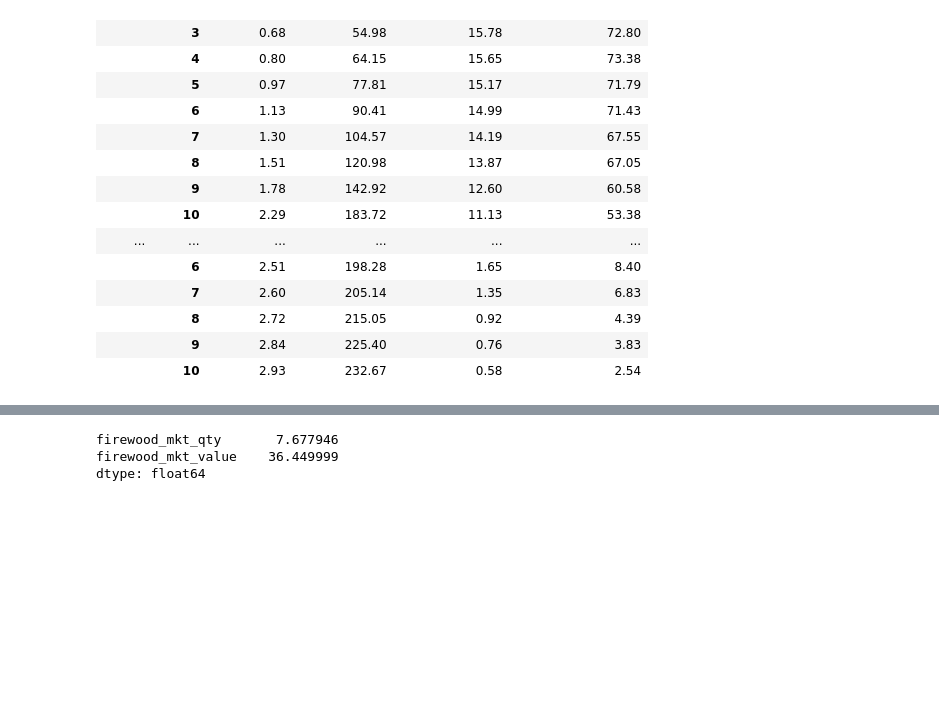
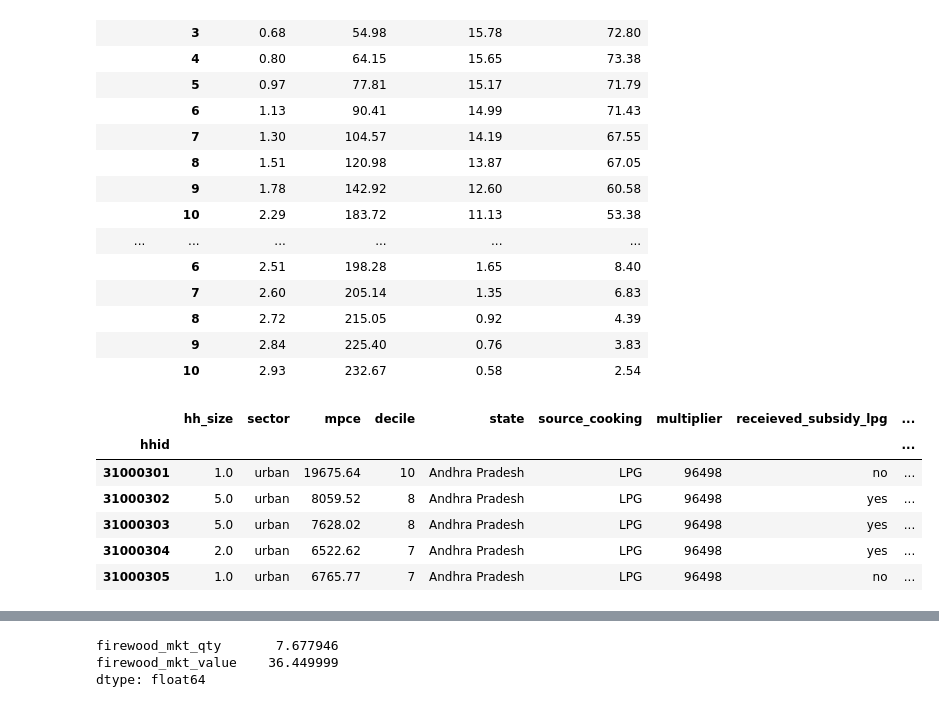
Before and after one commit to Tarunmehta004/HCES, a Jupyter notebook: Across survey analysis/LPG and firewood statistics/TM - LPG and firewood 2022-23 HCES.iPYNB, the cells around one changed output, grey strips where cells are left out. Drawn from its saved outputs; the diff is of its cells as text; code cells hidden in the pictures; blank space fills up the shorter version.

```diff
--- a/Across survey analysis/LPG and firewood statistics/TM - LPG and firewood 2022-23 HCES.iPYNB
+++ b/Across survey analysis/LPG and firewood statistics/TM - LPG and firewood 2022-23 HCES.iPYNB
@@ -453,3 +453,13 @@ display(trial)
 |  | 8 | 2.72 | 215.05 | 0.92 | 4.39 |
 |  | 9 | 2.84 | 225.40 | 0.76 | 3.83 |
 |  | 10 | 2.93 | 232.67 | 0.58 | 2.54 |
+# %%
+df.head()
+# %% [output]
+|  | hh_size | sector | mpce | decile | state | source_cooking | multiplier | receieved_subsidy_lpg | ... |
+| hhid |  |  |  |  |  |  |  |  | ... |
+| 31000301 | 1.0 | urban | 19675.64 | 10 | Andhra Pradesh | LPG | 96498 | no | ... |
+| 31000302 | 5.0 | urban | 8059.52 | 8 | Andhra Pradesh | LPG | 96498 | yes | ... |
+| 31000303 | 5.0 | urban | 7628.02 | 8 | Andhra Pradesh | LPG | 96498 | yes | ... |
+| 31000304 | 2.0 | urban | 6522.62 | 7 | Andhra Pradesh | LPG | 96498 | yes | ... |
+| 31000305 | 1.0 | urban | 6765.77 | 7 | Andhra Pradesh | LPG | 96498 | no | ... |
```
Also changed, not shown: parts of 7 cells of this notebook, 1 other file.
